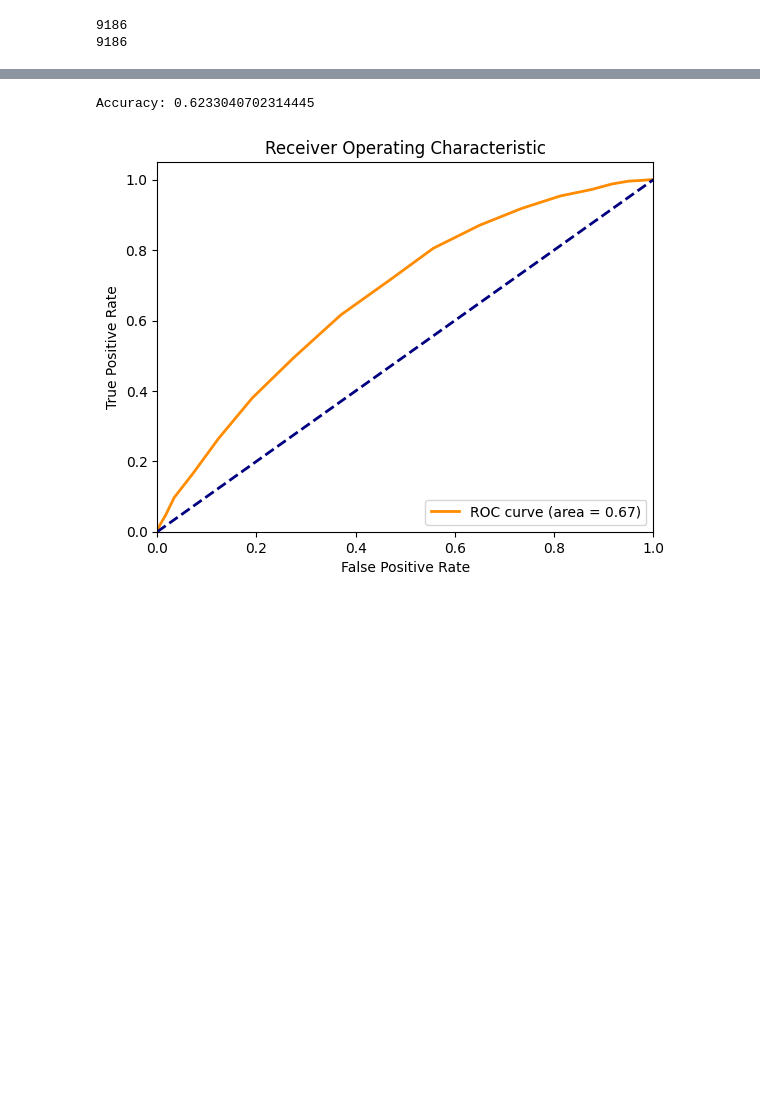
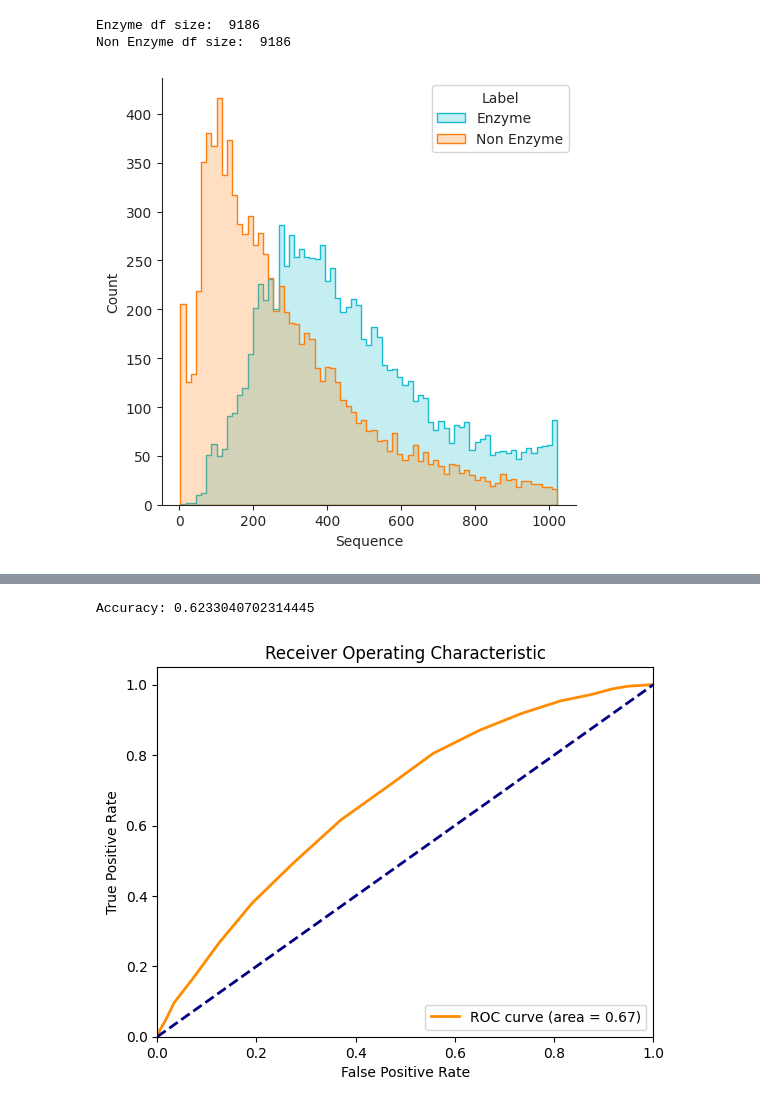
Before and after one commit to github4touchdouble/nnet-enzyme, a Jupyter notebook: gzip_knn/gzip_knn.ipynb, the cells around one changed output, grey strips where cells are left out. Drawn from its saved outputs; the diff is of its cells as text; code cells hidden in the pictures; blank space fills up the shorter version.

```diff
--- a/gzip_knn/gzip_knn.ipynb
+++ b/gzip_knn/gzip_knn.ipynb
@@ -94,6 +105,17 @@ MSPKSVPDIGDVLARQAEDIDTRYHPSAALRRQLNKVFPTHWSFLLGEIALYSFIVLLLTGVYLTLFFDPSMTDVTYNGV
-# %%
-print(len(enzymes))
-print(len(non_enzymes))
-# %% [output]
-9186
-9186
+# %%
+
+ml_df = concat_ml_df("CSV30_ENZYMES", "FASTA_NON_ENZYMES", True)
+
+train_x, test_x, train_y, test_y = train_test_split(ml_df["Sequence"], ml_df["Label"], random_state=42, test_size=0.3)
+
+print(train_x[0])
+print(train_y[0])
+
+train_x_list = train_x.tolist()
+test_x_list = test_x.tolist()
+
+NUM_PROCESSES = 16
+# %% [output]
+Enzyme df size:  9186
+Non Enzyme df size:  9186
+[figure, added]
```
Also changed, not shown: parts of 13 cells of this notebook.
